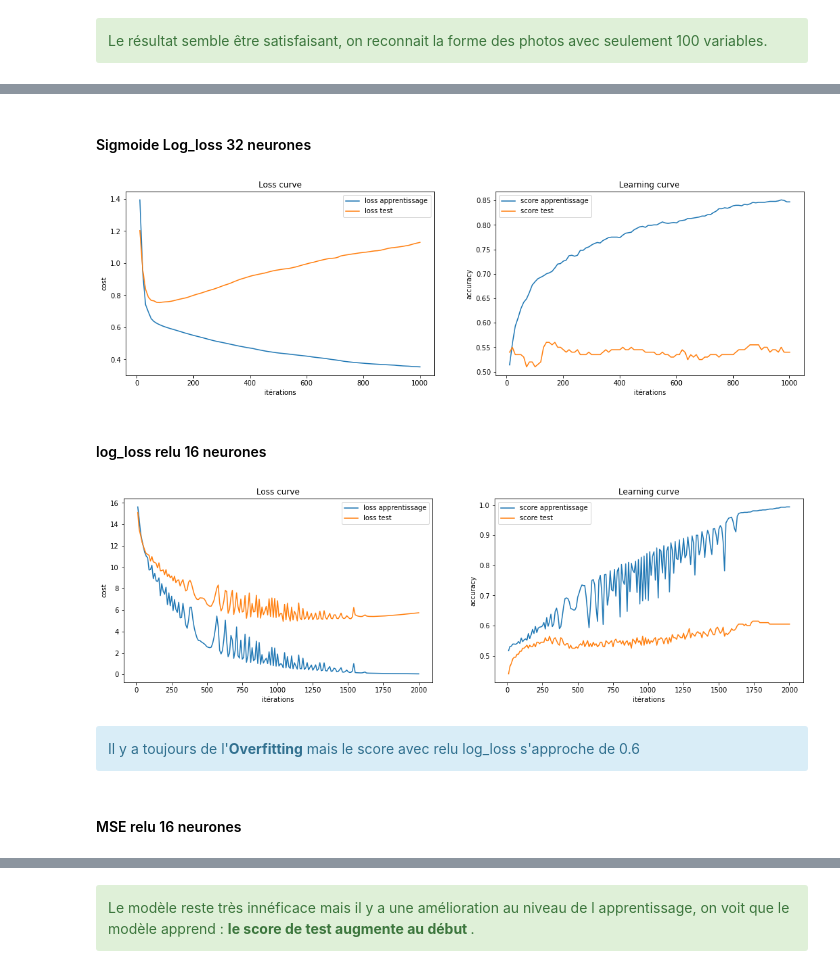
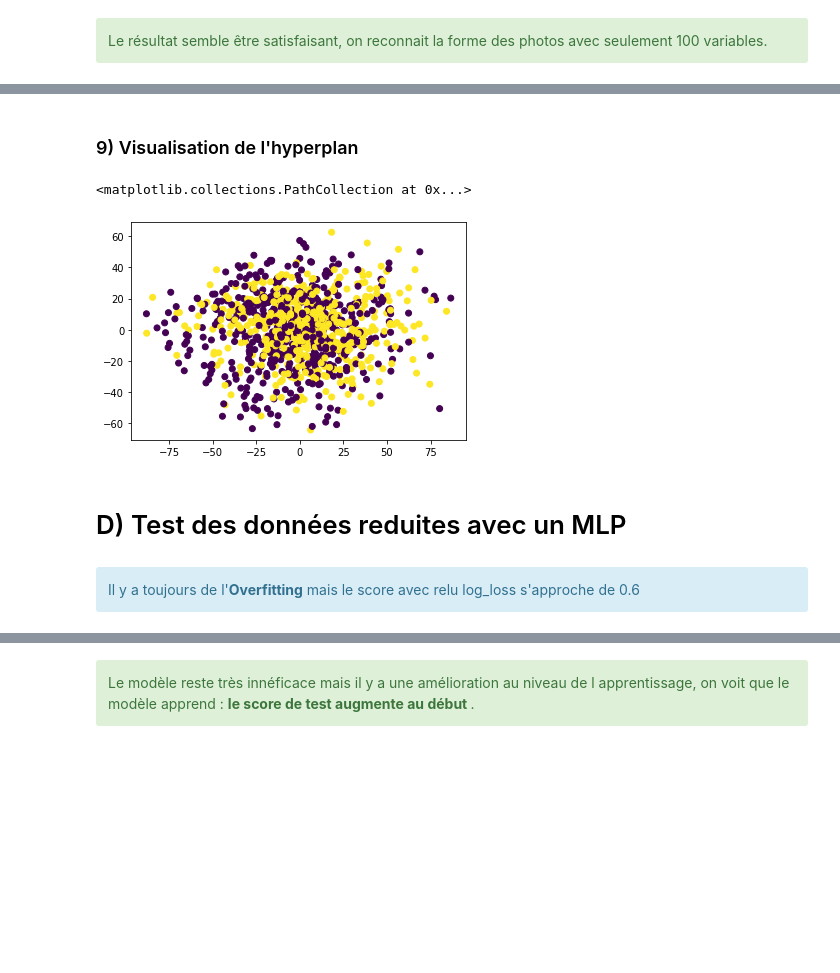
Before and after one commit to morganLantrade/Projets_machine_learning, a Jupyter notebook: chats_chiens.ipynb, the cells around one changed output, grey strips where cells are left out. Drawn from its saved outputs; the diff is of its cells as text; code cells hidden in the pictures; blank space fills up the shorter version.

```diff
--- a/chats_chiens.ipynb
+++ b/chats_chiens.ipynb
@@ -334,19 +370,12 @@ mlp.fit_show(Xa,ya,Xt,yt)
-# %% [markdown]
-#### Sigmoide Log_loss 32 neurones
-# %%
-mlp=MLP(hidden_layers=[32],activation='logistic',cost='log_loss',learning_rate=0.1,max_iter=1000,random_state=random_state)
-mlp.fit_show(Xa,ya,Xt,yt)
-# %% [output]
-[figure, removed]
-# %% [markdown]
-#### log_loss relu 16 neurones
-# %%
-mlp=MLP(hidden_layers=[16],activation='relu',cost='log_loss',learning_rate=0.05,max_iter=2000,random_state=random_state,momentum=0)
-mlp.fit_show(Xa,ya,Xt,yt)
-# %% [output]
-[figure, removed]
+# %% [markdown]
+### 9) Visualisation de l'hyperplan
+# %%
+plt.scatter(Xa[:,0],Xa[:,1],c=ya[:,0])
+# %% [output]
+<matplotlib.collections.PathCollection at 0x...>
+[figure, added]
+# %% [markdown]
+# D) Test des données reduites avec un MLP
 # %% [markdown]
 <div class="alert alert-block alert-info">
 Il y a toujours de l'<b>Overfitting</b> mais le score avec relu log_loss s'approche de 0.6</div>
-# %% [markdown]
-#### MSE relu 16 neurones
```
Also changed, not shown: parts of 72 cells of this notebook.
